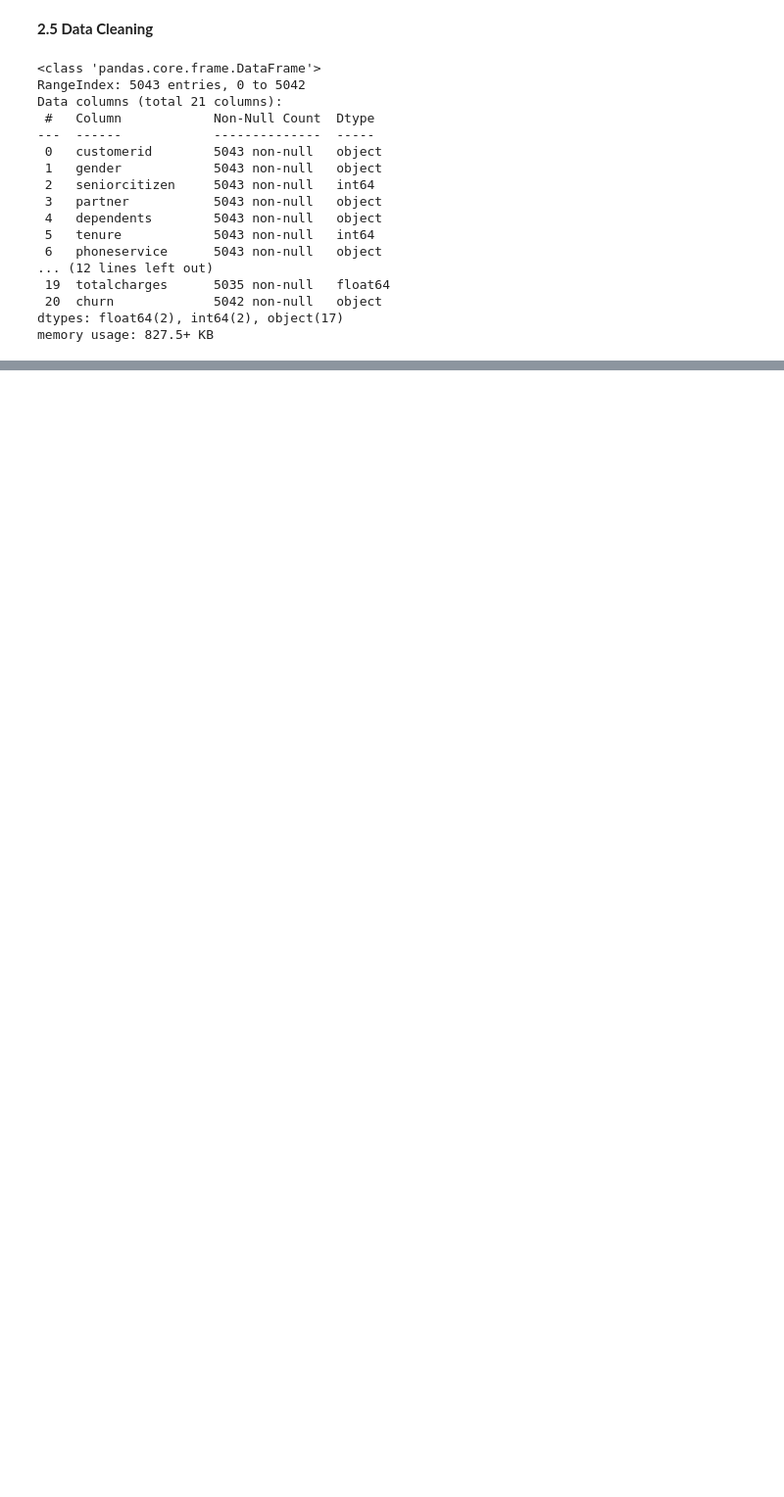
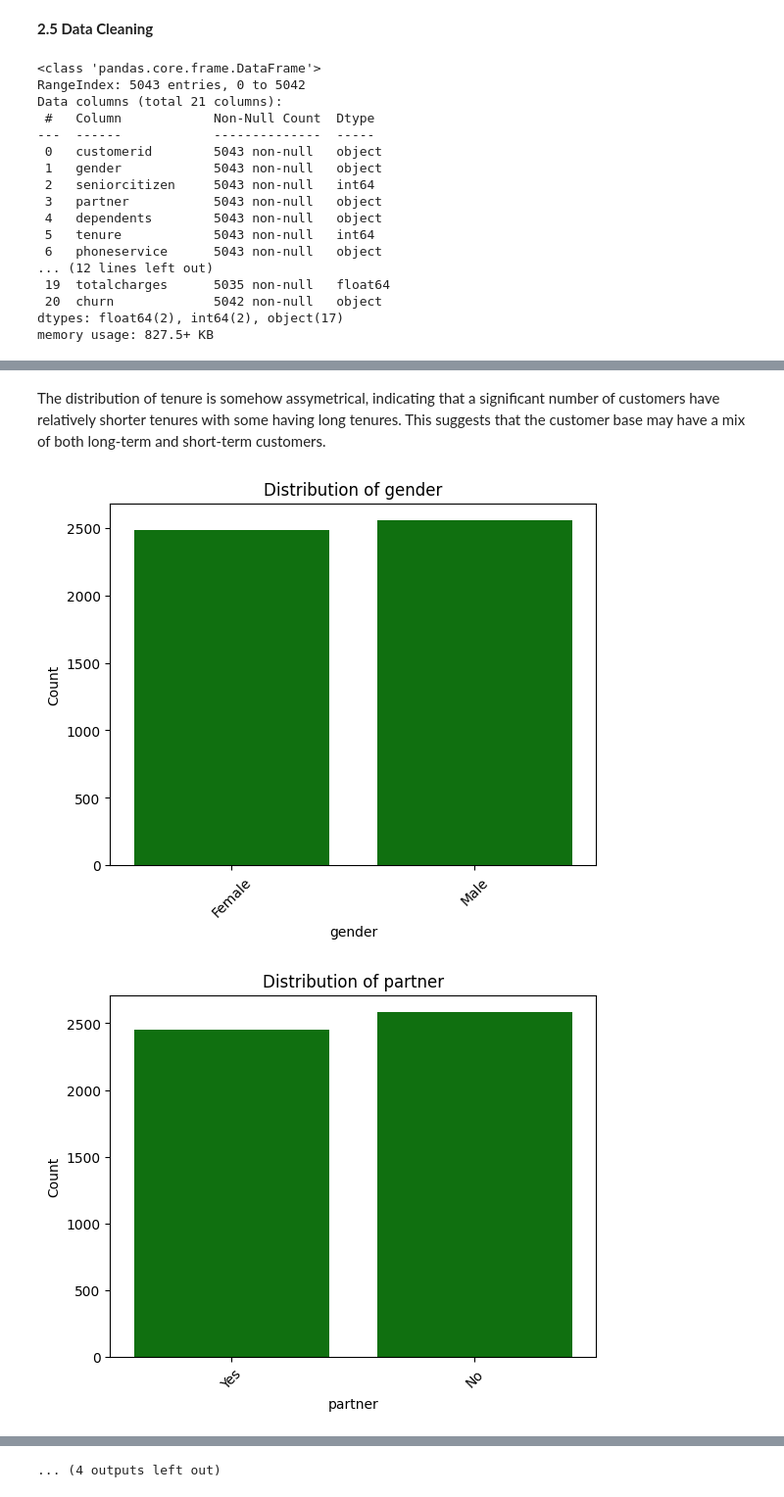
Before and after one commit to Davis-Azangu-DataAnalyst/Classification-Project-LP2, a Jupyter notebook: Notebooks/Churn_LP2.ipynb, the cells around one changed output, grey strips where cells are left out. Shown at 98% size. Drawn from its saved outputs; the diff is of its cells as text; code cells hidden in the pictures; blank space fills up the shorter version.

```diff
--- a/Notebooks/Churn_LP2.ipynb
+++ b/Notebooks/Churn_LP2.ipynb
@@ -413,0 +599,16 @@ plt.show()
+# %% [markdown]
+The distribution of tenure is somehow assymetrical, indicating that a significant number of customers have relatively shorter tenures with some having long tenures. This suggests that the customer base may have a mix of both long-term and short-term customers.
+# %%
+# Function to plot distribution of categorical columns
+def categorical_distribution(df):
+    for col in df.select_dtypes(include=['object']).columns:
+        sns.countplot(data=df, x=col, color='green')
+        plt.title(f"Distribution of {col}")
+        plt.ylabel("Count")
+        plt.xticks(rotation=45)
+        plt.show()
+        # Call the function
+categorical_distribution(df)
+# %% [output]
+[figure, added]
+[figure, added]
@@ -413,0 +625 @@ plt.show()
+... (4 outputs left out)
```
Also changed, not shown: parts of 72 cells of this notebook.
